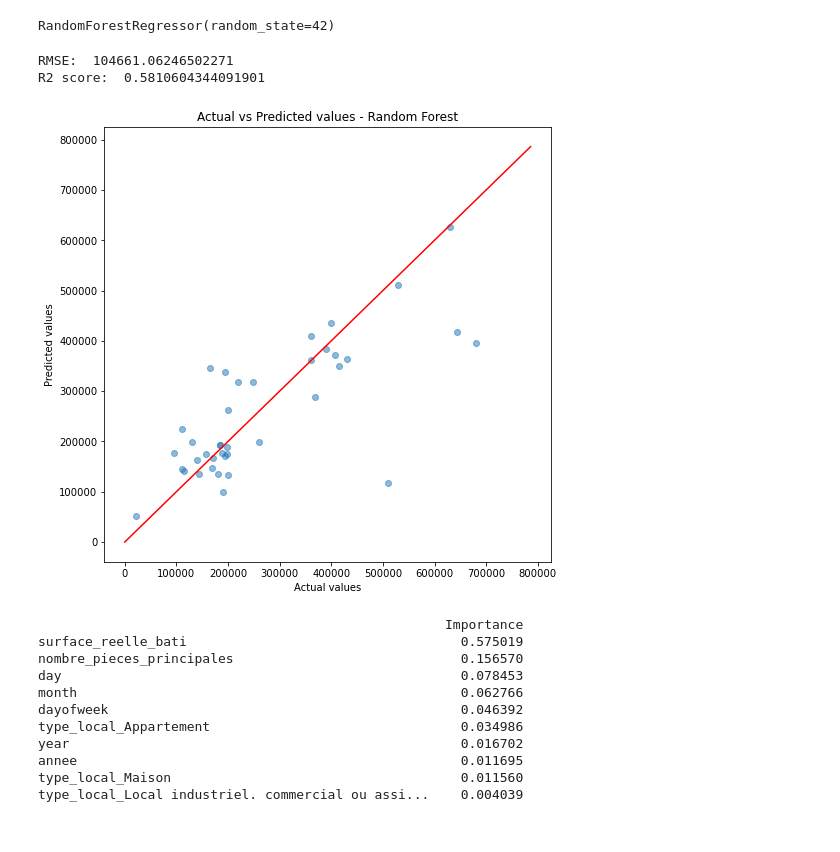
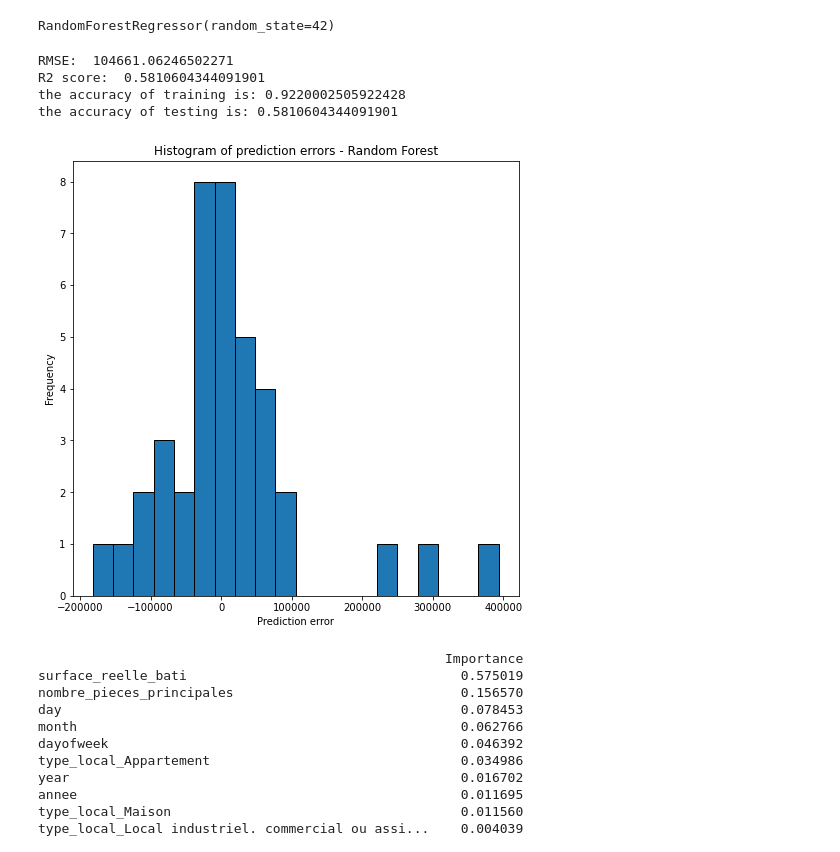
Before and after one commit to Hassan60200/Projet_m-moire_IA, a Jupyter notebook: DVF.ipynb, the cells around one changed output. Drawn from its saved outputs; the diff is of its cells as text; code cells hidden in the pictures.

Commit message:
update plot

```diff
--- a/DVF.ipynb
+++ b/DVF.ipynb
@@ -429,22 +429,29 @@ RandomForestRegressor(random_state=42)
 # %%
 y_pred = model2.predict(X_test)
 mse = mean_squared_error(y_test, y_pred)
 r2 = r2_score(y_test, y_pred)
 
+train_score= model2.score(X_train,y_train)
+test_score= model2.score(X_test,y_test)
+
 print("RMSE: ", np.sqrt(mse))
 print("R2 score: ", r2)
+print(f'the accuracy of training is: {train_score}')
+
+residuals = y_test - y_pred
 
 plt.figure(figsize=(8, 8))
-plt.scatter(y_test, y_pred, alpha=0.5)
-plt.xlabel('Actual values')
-plt.ylabel('Predicted values')
-plt.plot([y.min(), y.max()], [y.min(), y.max()], color='red')  # Line of perfect fit
-plt.title('Actual vs Predicted values - Random Forest')
+plt.hist(residuals, bins=20, edgecolor='black')
+plt.xlabel('Prediction error')
+plt.ylabel('Frequency')
+plt.title('Histogram of prediction errors - Random Forest')
 plt.show()
 # %% [output]
 RMSE:  104661.06246502271
 R2 score:  0.5810604344091901
+the accuracy of training is: 0.9220002505922428
+the accuracy of testing is: 0.5810604344091901
-[figure, old version]
+[figure, new version]
 # %%
 importance_df = pd.DataFrame(model2.feature_importances_, X.columns, columns=['Importance'])
 print(importance_df.sort_values('Importance', ascending=False))
```
Also changed, not shown: parts of 1 cell of this notebook.
